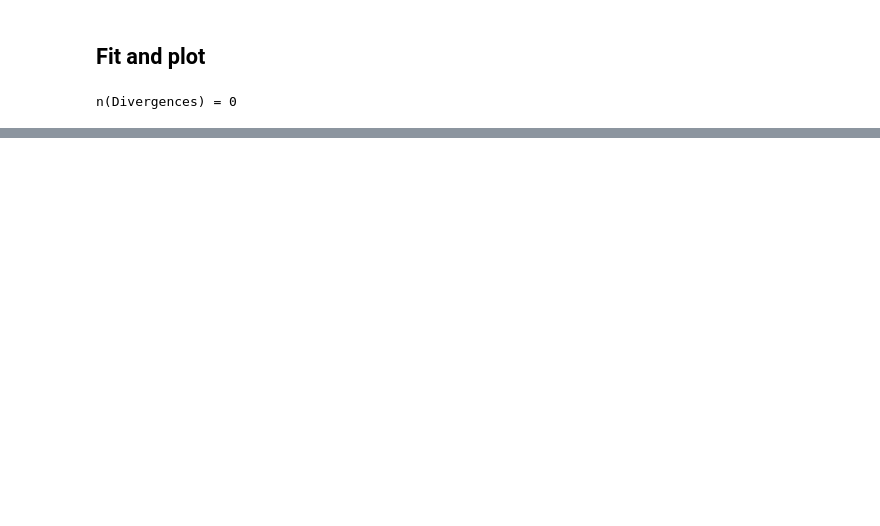
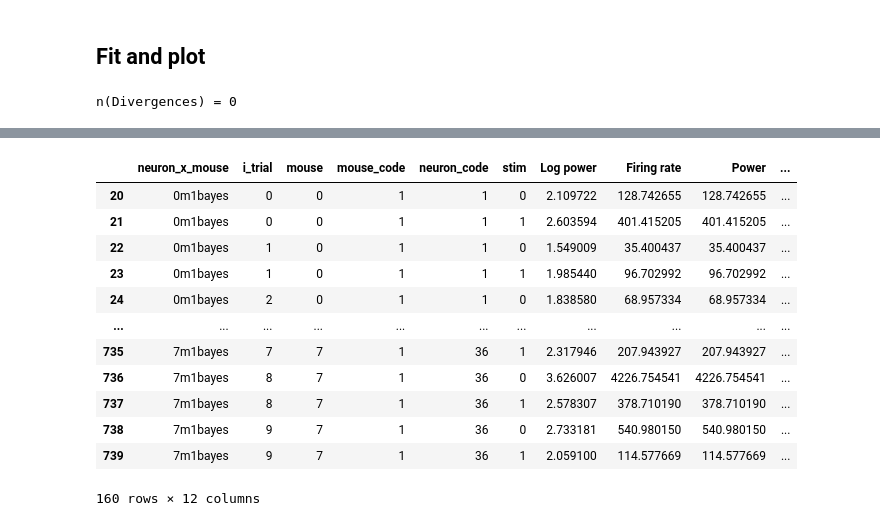
Before and after one commit to mmyros/bayes-window, a Jupyter notebook: docs/example_notebooks/lfp_example/quick_lfp.ipynb, the cells around one changed output, grey strips where cells are left out. Saved outputs shown, nothing was run; the diff lists cells and outputs as text; code cells hidden in the pictures; blank space fills up the shorter version.

```diff
--- a/docs/example_notebooks/lfp_example/quick_lfp.ipynb
+++ b/docs/example_notebooks/lfp_example/quick_lfp.ipynb
@@ -53,2 +53,18 @@ bw.plot_posteriors_slopes(add_box=True, independent_axes=True)
 # %% [output]
 [interactive output not drawn]
+# %%
+df
+# %% [output]
+|  | neuron_x_mouse | i_trial | mouse | mouse_code | neuron_code | stim | Log power | Firing rate | Power | ... |
+| 20 | 0m1bayes | 0 | 0 | 1 | 1 | 0 | 2.109722 | 128.742655 | 128.742655 | ... |
+| 21 | 0m1bayes | 0 | 0 | 1 | 1 | 1 | 2.603594 | 401.415205 | 401.415205 | ... |
+| 22 | 0m1bayes | 1 | 0 | 1 | 1 | 0 | 1.549009 | 35.400437 | 35.400437 | ... |
+| 23 | 0m1bayes | 1 | 0 | 1 | 1 | 1 | 1.985440 | 96.702992 | 96.702992 | ... |
+| 24 | 0m1bayes | 2 | 0 | 1 | 1 | 0 | 1.838580 | 68.957334 | 68.957334 | ... |
+| ... | ... | ... | ... | ... | ... | ... | ... | ... | ... | ... |
+| 735 | 7m1bayes | 7 | 7 | 1 | 36 | 1 | 2.317946 | 207.943927 | 207.943927 | ... |
+| 736 | 7m1bayes | 8 | 7 | 1 | 36 | 0 | 3.626007 | 4226.754541 | 4226.754541 | ... |
+| 737 | 7m1bayes | 8 | 7 | 1 | 36 | 1 | 2.578307 | 378.710190 | 378.710190 | ... |
+| 738 | 7m1bayes | 9 | 7 | 1 | 36 | 0 | 2.733181 | 540.980150 | 540.980150 | ... |
+| 739 | 7m1bayes | 9 | 7 | 1 | 36 | 1 | 2.059100 | 114.577669 | 114.577669 | ... |
+160 rows × 12 columns
```
Also changed, not shown: parts of 2 cells of this notebook, 8 other files.
